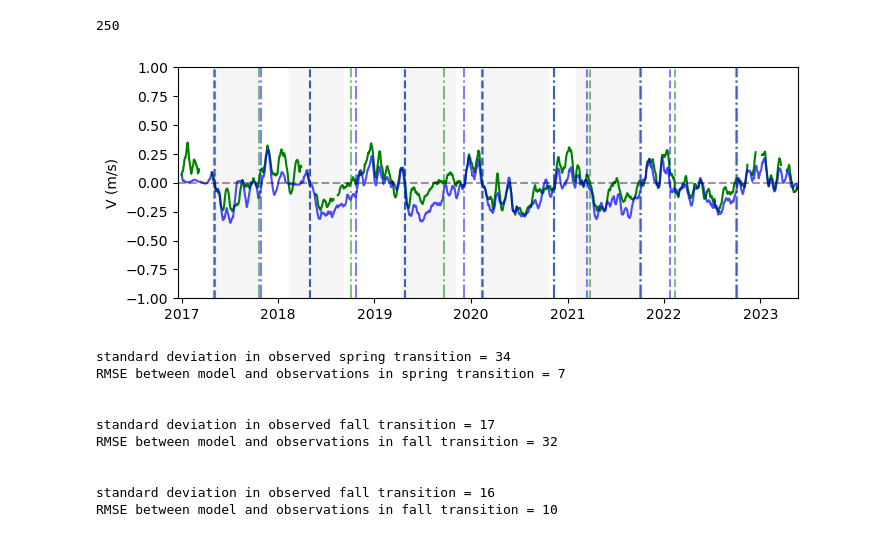
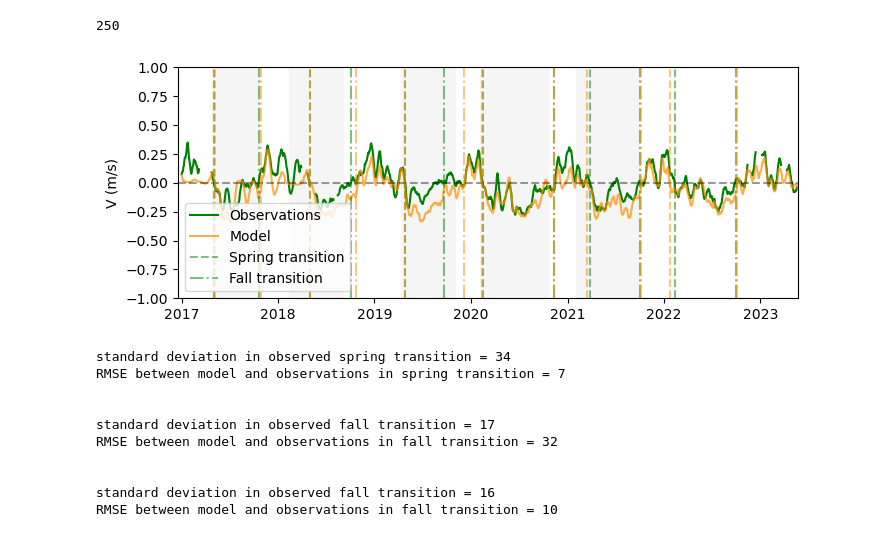
Before and after one commit to rbeutel/LO_user, a Jupyter notebook: eval/timeseries.ipynb, the cells around one changed output. Cells and saved outputs as stored; diff of their text form; code cells hidden in the pictures.

```diff
--- a/eval/timeseries.ipynb
+++ b/eval/timeseries.ipynb
@@ -687,50 +687,50 @@ fig,ax = plt.subplots(1,1,figsize=(8,3))
 # ax.plot(df.datetime, df['model_v'],'b',label='Model',alpha=0.5)
 
 ax.plot(df.datetime, df['smoothed_obs_v'],'g',label='Observations')
-ax.plot(df.datetime, df['smoothed_mod_v'],'b',label='Model',alpha=0.7)
+ax.plot(df.datetime, df['smoothed_mod_v'],'darkorange',label='Model',alpha=0.7)
 
 ax.set_ylabel('V (m/s)')
 ax.set_ylim([-1,1])
 ax.plot([np.min(df.datetime),np.max(df.datetime)],[0,0],'k--',alpha=0.4)
 ax.set_xlim([np.min(df.datetime),np.max(df.datetime)])
 ax.plot([np.min(df.index),np.max(df.index)],[0,0],'k--',alpha=0.6)
 
 # observed spring transition:
 ax.plot(np.repeat(pd.datetime(2017,5,4),2),[-1,1],'g--', alpha=0.5)
 ax.plot(np.repeat(pd.datetime(2018,5,1),2),[-1,1],'g--', alpha=0.5)
 ax.plot(np.repeat(pd.datetime(2019,4,28),2),[-1,1],'g--', alpha=0.5)
 ax.plot(np.repeat(pd.datetime(2020,2,15),2),[-1,1],'g--', alpha=0.5)
 ax.plot(np.repeat(pd.datetime(2021,3,27),2),[-1,1],'g--', alpha=0.5)
 ax.plot(np.repeat(pd.datetime(2022,2,10),2),[-1,1],'g--', alpha=0.5, label ="Spring transition")
 # observed fall transition:
 ax.plot(np.repeat(pd.datetime(2017,10,22),2),[-1,1],'g-.', alpha=0.5)
 ax.plot(np.repeat(pd.datetime(2018,10,4),2),[-1,1],'g-.', alpha=0.5)
 ax.plot(np.repeat(pd.datetime(2019,9,20),2),[-1,1],'g-.', alpha=0.5)
 ax.plot(np.repeat(pd.datetime(2020,11,12),2),[-1,1],'g-.', alpha=0.5)
 ax.plot(np.repeat(pd.datetime(2021,10,1),2),[-1,1],'g-.', alpha=0.5)
 ax.plot(np.repeat(pd.datetime(2022,9,30),2),[-1,1],'g-.', alpha=0.5, label ="Fall transition")
 
 # model spring transition:
-ax.plot(np.repeat(pd.datetime(2017,5,6),2),[-1,1],'b--', alpha=0.5)
-ax.plot(np.repeat(pd.datetime(2018,5,1),2),[-1,1],'b--', alpha=0.5)
-ax.plot(np.repeat(pd.datetime(2019,4,26),2),[-1,1],'b--', alpha=0.5)
-ax.plot(np.repeat(pd.datetime(2020,2,12),2),[-1,1],'b--', alpha=0.5)
-ax.plot(np.repeat(pd.datetime(2021,3,17),2),[-1,1],'b--', alpha=0.5)
-ax.plot(np.repeat(pd.datetime(2022,1,25),2),[-1,1],'b--', alpha=0.5)
+ax.plot(np.repeat(pd.datetime(2017,5,6),2),[-1,1],c='darkorange',ls='--', alpha=0.5)
+ax.plot(np.repeat(pd.datetime(2018,5,1),2),[-1,1],c='darkorange',ls='--', alpha=0.5)
+ax.plot(np.repeat(pd.datetime(2019,4,26),2),[-1,1],c='darkorange',ls='--', alpha=0.5)
+ax.plot(np.repeat(pd.datetime(2020,2,12),2),[-1,1],c='darkorange',ls='--', alpha=0.5)
+ax.plot(np.repeat(pd.datetime(2021,3,17),2),[-1,1],c='darkorange',ls='--', alpha=0.5)
+ax.plot(np.repeat(pd.datetime(2022,1,25),2),[-1,1],c='darkorange',ls='--', alpha=0.5)
 # model fall transition:
-ax.plot(np.repeat(pd.datetime(2017,10,30),2),[-1,1],'b-.', alpha=0.5)
-ax.plot(np.repeat(pd.datetime(2018,10,25),2),[-1,1],'b-.', alpha=0.5)
-ax.plot(np.repeat(pd.datetime(2019,12,5),2),[-1,1],'b-.', alpha=0.5)
-ax.plot(np.repeat(pd.datetime(2020,11,12),2),[-1,1],'b-.', alpha=0.5)
-ax.plot(np.repeat(pd.datetime(2021,10,7),2),[-1,1],'b-.', alpha=0.5)
-ax.plot(np.repeat(pd.datetime(2022,10,5),2),[-1,1],'b-.', alpha=0.5)
+ax.plot(np.repeat(pd.datetime(2017,10,30),2),[-1,1],c='darkorange',ls='-.', alpha=0.5)
+ax.plot(np.repeat(pd.datetime(2018,10,25),2),[-1,1],c='darkorange',ls='-.', alpha=0.5)
+ax.plot(np.repeat(pd.datetime(2019,12,5),2),[-1,1],c='darkorange',ls='-.', alpha=0.5)
+ax.plot(np.repeat(pd.datetime(2020,11,12),2),[-1,1],c='darkorange',ls='-.', alpha=0.5)
+ax.plot(np.repeat(pd.datetime(2021,10,7),2),[-1,1],c='darkorange',ls='-.', alpha=0.5)
+ax.plot(np.repeat(pd.datetime(2022,10,5),2),[-1,1],c='darkorange',ls='-.', alpha=0.5)
 
-# ax.legend(loc="lower left")
+ax.legend(loc="lower left")
 
 for j in range(0, len(season),2):
     ax.fill_between(df.datetime, -5000, 85000, where=(df.datetime<season[j+1])&(df.datetime>=season[j]), color='whitesmoke')
 # %% [output]
-[figure, old version]
+[figure, new version]
 # %%
 # lets calculate some statistics for the difference between model and observation timing
 mod_spring = np.array([pd.datetime(2017,5,6).timetuple().tm_yday,pd.datetime(2018,5,1).timetuple().tm_yday,pd.datetime(2019,4,26).timetuple().tm_yday,pd.datetime(2020,2,12).timetuple().tm_yday,pd.datetime(2021,3,17).timetuple().tm_yday,pd.datetime(2022,1,25).timetuple().tm_yday])
```
Also changed, not shown: 2 other files.
